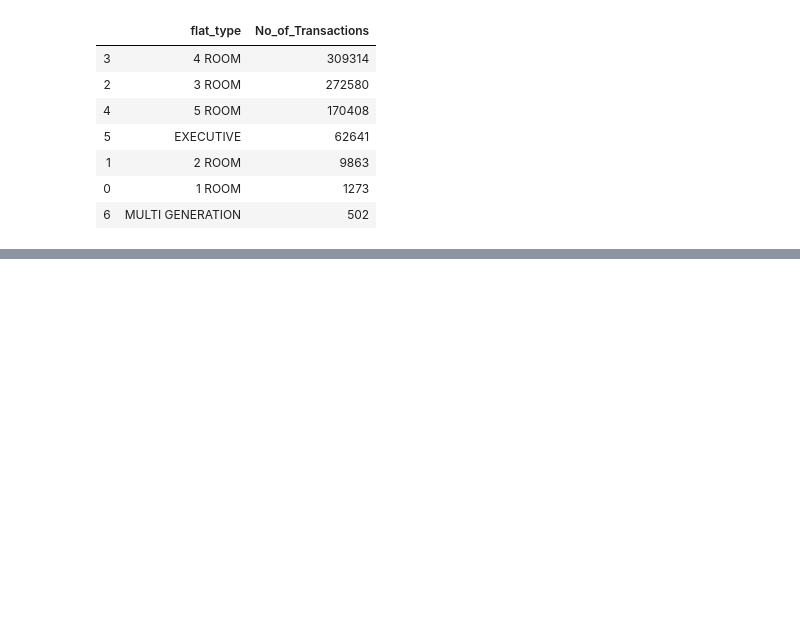
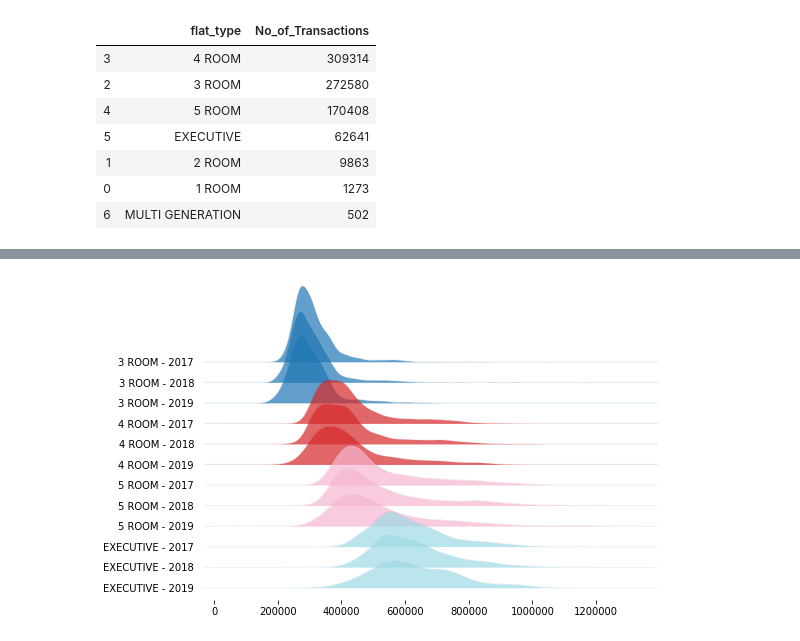
Before and after one commit to teyang-lau/HDB_Resale_Prices, a Jupyter notebook: flat_prices.ipynb, the cells around one changed output, grey strips where cells are left out. Drawn from its saved outputs; the diff is of its cells as text; code cells hidden in the pictures; blank space fills up the shorter version.

```diff
--- a/flat_prices.ipynb
+++ b/flat_prices.ipynb
@@ -319,0 +424,6 @@ fig.show()
+# %%
+flattype = ['3 ROOM','4 ROOM','5 ROOM','EXECUTIVE']
+prices1719 = prices.set_index('month').sort_index().loc['2017-01':'2019-01']
+prices1719 = prices1719[prices1719['flat_type'].isin(flattype)][['flat_type','real_price']].reset_index()
+prices1719['flat_type_year'] = prices1719['flat_type'] + ' - ' + prices1719['month'].apply(lambda x: str(x)[:4])
+prices1719
@@ -319,0 +444,6 @@ fig.show()
+# %%
+import joypy
+fig, axes = joypy.joyplot(prices1719, by="flat_type_year", column="real_price",figsize=(8,5),
+             linewidth=0.05,overlap=1.5,alpha=0.7,colormap=cm.get_cmap('tab20',4))
+# %% [output]
+[figure, added]
```
Also changed, not shown: parts of 9 cells of this notebook.
